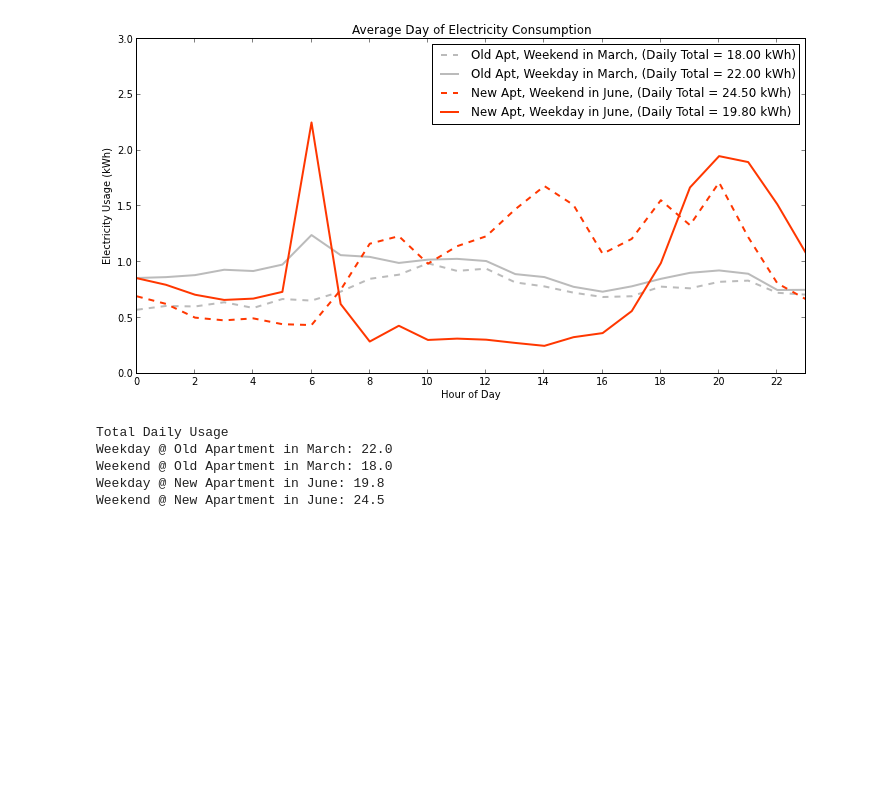
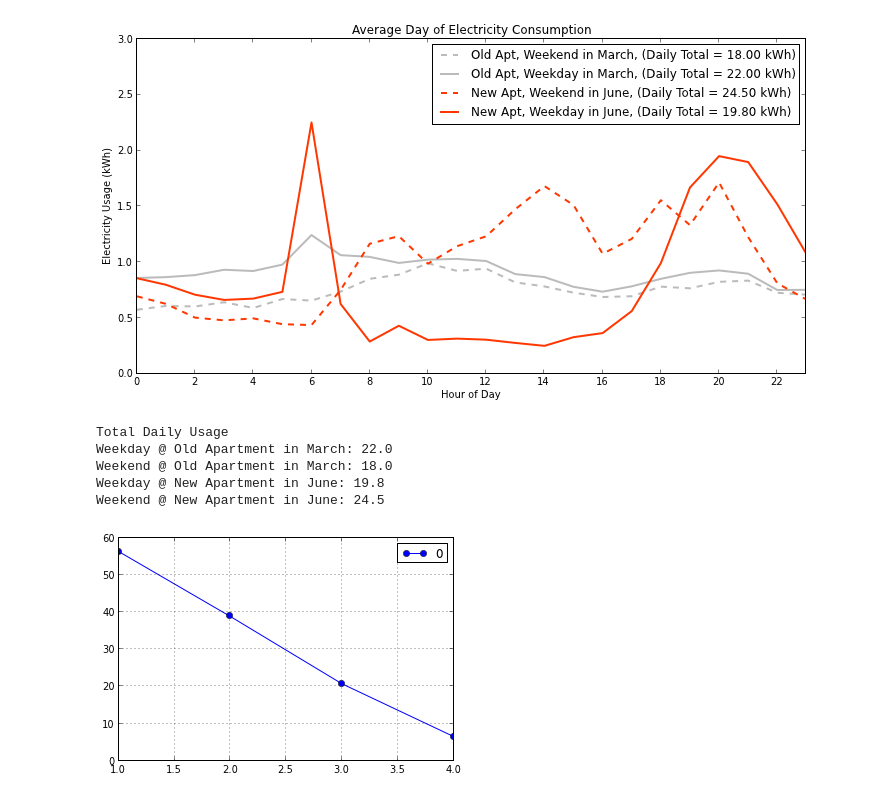
Before and after one commit to jtelszasz/my_energy_forecast_SVR, a Jupyter notebook: apt_compare.ipynb, the cells around one changed output. Saved outputs shown, nothing was run; the diff lists cells and outputs as text; code cells hidden in the pictures; blank space fills up the shorter version.

Commit message:
new BGE data and heat map

```diff
--- a/apt_compare.ipynb
+++ b/apt_compare.ipynb
@@ -197,3 +197,8 @@ Weekday @ Old Apartment in March: 22.0
 Weekend @ Old Apartment in March: 18.0
 Weekday @ New Apartment in June: 19.8
 Weekend @ New Apartment in June: 24.5
+# %%
+a=pd.DataFrame(old_apt_and_weather['USAGE'].groupby(old_apt_and_weather.index.date).sum(),index=pd.to_datetime(old_apt_and_weather.index.date))
+a = a.groupby(a.index.month).mean().plot(marker='o')
+# %% [output]
+[figure, added]
```
Also changed, not shown: parts of 1 cell of this notebook, 21 other files.
